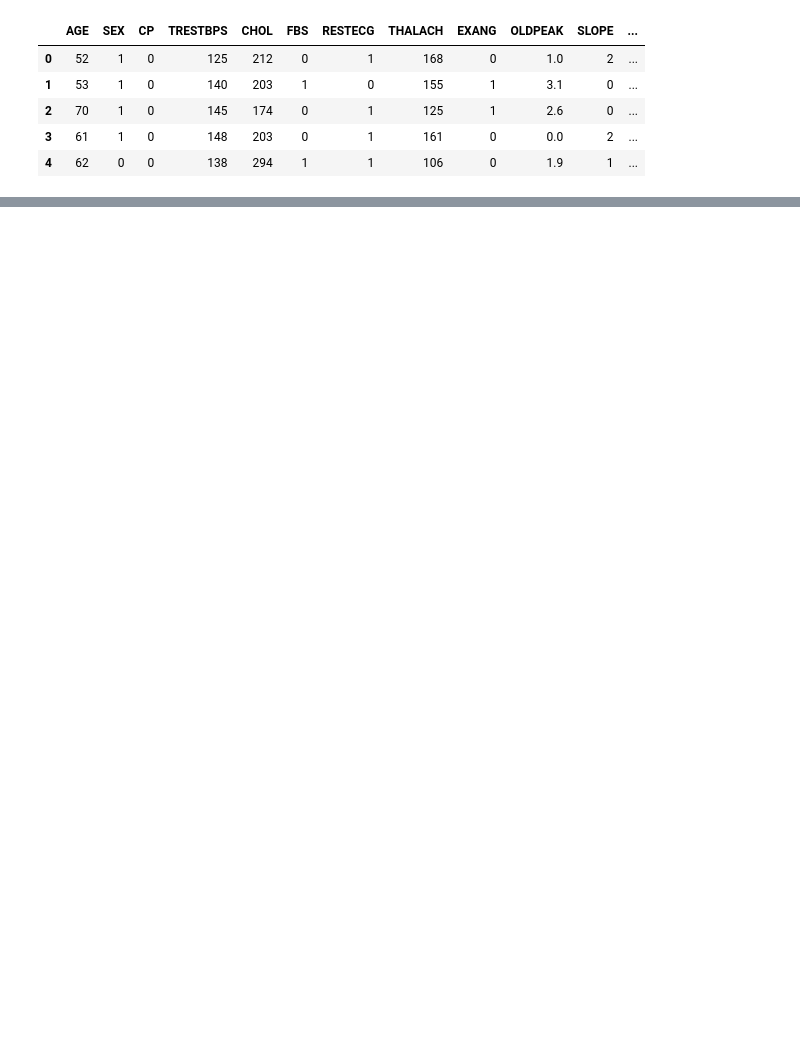
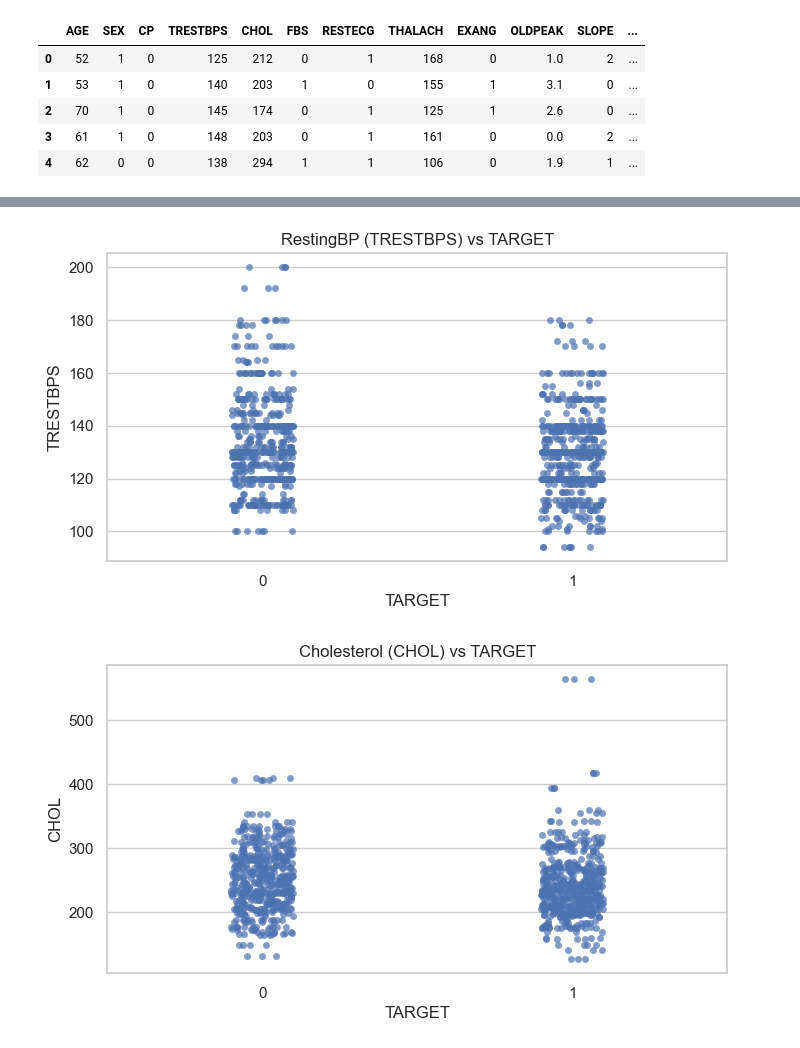
Before and after one commit to emanusousa/machine-learning-project, a Jupyter notebook: notebooks/heart.ipynb, the cells around one changed output, grey strips where cells are left out. Drawn from its saved outputs; the diff is of its cells as text; code cells hidden in the pictures; blank space fills up the shorter version.

```diff
--- a/notebooks/heart.ipynb
+++ b/notebooks/heart.ipynb
@@ -46,0 +97,20 @@ df.head()
+# %%
+sns.set_theme(style="whitegrid")
+
+plt.figure(figsize=(8,4))
+sns.stripplot(data=df, x="TARGET", y="TRESTBPS", jitter=True, alpha=0.7)
+plt.title("RestingBP (TRESTBPS) vs TARGET")
+plt.show()
+
+plt.figure(figsize=(8,4))
+sns.stripplot(data=df, x="TARGET", y="CHOL", jitter=True, alpha=0.7)
+plt.title("Cholesterol (CHOL) vs TARGET")
+plt.show()
+
+plt.figure(figsize=(8,4))
+sns.stripplot(data=df, x="TARGET", y="OLDPEAK", jitter=True, alpha=0.7)
+plt.title("OLDPEAK vs TARGET")
+plt.show()
+# %% [output]
+[figure, added]
+[figure, added]
```
Also changed, not shown: parts of 28 cells of this notebook.
